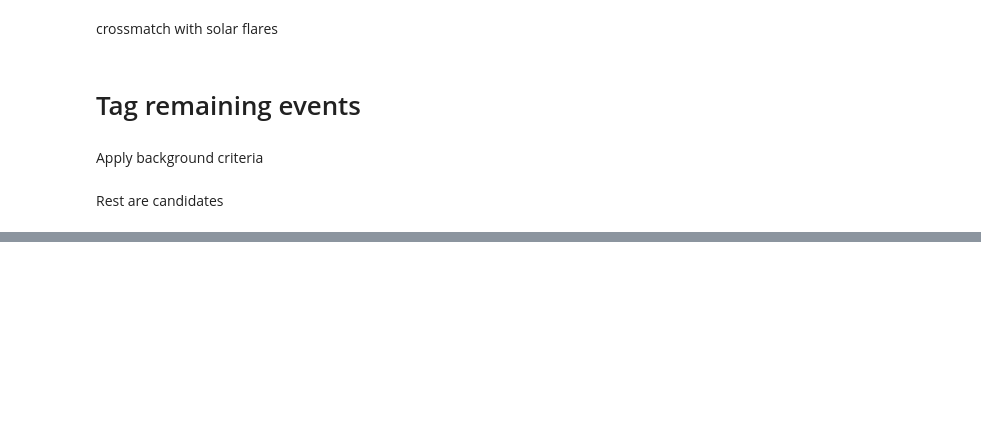
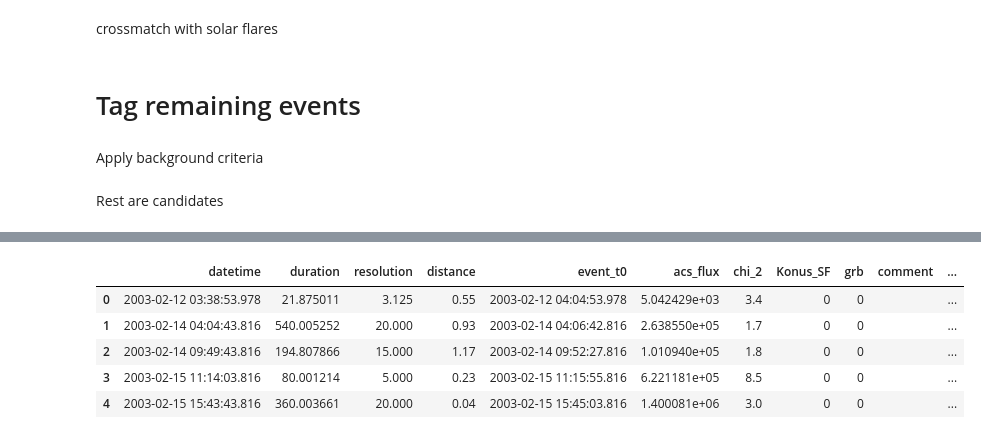
Before and after one commit to Jorezz/GRB_blind_search, a Jupyter notebook: Crossmatched.ipynb, the cells around one changed output, grey strips where cells are left out. Cells and saved outputs as stored; diff of their text form; code cells hidden in the pictures; blank space fills up the shorter version.

Commit message:
Corrected bin and start time data

```diff
--- a/Crossmatched.ipynb
+++ b/Crossmatched.ipynb
@@ -145,3 +158,0 @@ candidates.to_csv(f'{DATA_PATH}candidates_after_konus_flares.csv')
-# %%
-candidates = pd.read_csv(f'{DATA_PATH}candidates_after_konus_flares.csv',parse_dates=['datetime'])[['datetime','duration','resolution','distance','acs_flux','chi_2','bins','Konus_SF']]
-candidates.head()
@@ -155,11 +159,12 @@ candidates.head()
 # %% [markdown]
 Crossmatch with self to remove duplicates
 # %%
+candidates = candidates.sort_values('datetime').reset_index(drop=True)
 candidates['left'] = candidates['datetime']
 candidates['right'] = candidates.apply(lambda row:row['datetime'] + np.timedelta64(int(row['duration']),'s'),axis=1)
 
 candidates['duplicated'] = 0
-pair_index = 0
+pair_index = 1
 for i,event in candidates.iterrows():
     if i < candidates.shape[0] - 1:
         idx = i + 1
@@ -173,9 +178,3 @@ for i,event in candidates.iterrows():
             pair_index += 1
         candidates.loc[candidates.index==i,['duplicated']] = pair_index
         candidates.loc[candidates.index==idx,['duplicated']] = pair_index
-
-filtered_candidates = candidates[candidates['duplicated'] == 0]
-for i,row in candidates[candidates['duplicated'] != 0].iterrows():
-    if  (pair := row['duplicated']) not in filtered_candidates['duplicated'].unique():
-        filtered_candidates = pd.concat((filtered_candidates,candidates[candidates['duplicated']==pair].sort_values('duration').head(1)))
-filtered_candidates = filtered_candidates.sort_values('datetime').drop(columns=['duplicated'])
@@ -253,2 +244,0 @@ bin_map = {x['datetime']:x['bins'] for x in final_catalog}
-# %%
-filtered_candidates['bins'] = filtered_candidates['datetime'].map(bin_map)
@@ -255,2 +255,13 @@ filtered_candidates['bins'] = filtered_candidates['datetime'].map(bin_map)
+# %%
+filtered_candidates = filtered_candidates[['datetime','duration','resolution','event_t0','acs_flux', 'chi_2','Konus_SF','grb', 'comment',
+       'hurley', 'goes', 'rhessi', 'bkg', 'candidates','bins']]
 # %%
-filtered_candidates[filtered_candidates['acs_flux']>0].drop(columns=['left','right']).reset_index(drop=True).to_pickle(f'{DATA_PATH}filtered_candidates.pkl')
+filtered_candidates = filtered_candidates[filtered_candidates['acs_flux']>0].reset_index(drop=True)
+filtered_candidates.head()
+# %% [output]
+|  | datetime | duration | resolution | distance | event_t0 | acs_flux | chi_2 | Konus_SF | grb | comment | ... |
+| 0 | 2003-02-12 03:38:53.978 | 21.875011 | 3.125 | 0.55 | 2003-02-12 04:04:53.978 | 5.042429e+03 | 3.4 | 0 | 0 |  | ... |
+| 1 | 2003-02-14 04:04:43.816 | 540.005252 | 20.000 | 0.93 | 2003-02-14 04:06:42.816 | 2.638550e+05 | 1.7 | 0 | 0 |  | ... |
+| 2 | 2003-02-14 09:49:43.816 | 194.807866 | 15.000 | 1.17 | 2003-02-14 09:52:27.816 | 1.010940e+05 | 1.8 | 0 | 0 |  | ... |
+| 3 | 2003-02-15 11:14:03.816 | 80.001214 | 5.000 | 0.23 | 2003-02-15 11:15:55.816 | 6.221181e+05 | 8.5 | 0 | 0 |  | ... |
+| 4 | 2003-02-15 15:43:43.816 | 360.003661 | 20.000 | 0.04 | 2003-02-15 15:45:03.816 | 1.400081e+06 | 3.0 | 0 | 0 |  | ... |
```
Also changed, not shown: parts of 11 cells of this notebook.
